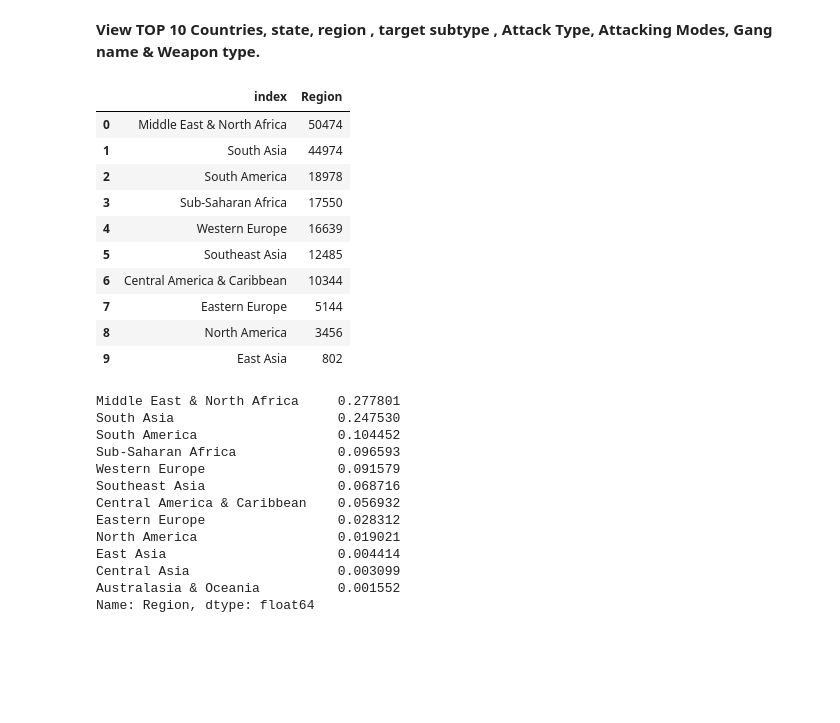
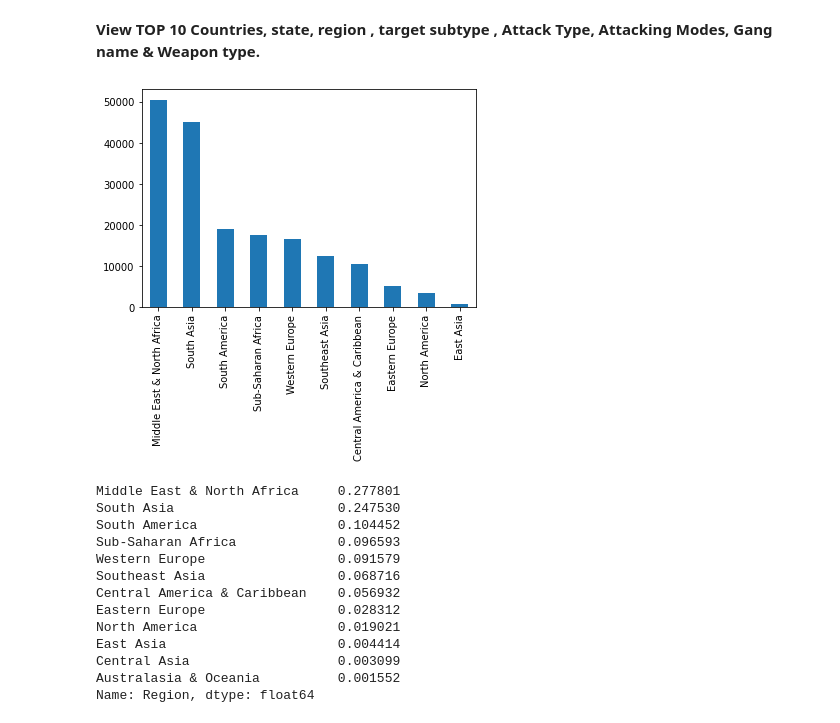
Before and after one commit to Shubhamprasad1995/Global-Terrorism-Analysis-EDA, a Jupyter notebook: Global_Terrorism_Analysis_Capstone_Project.ipynb, the cells around one changed output. Saved outputs shown, nothing was run; the diff lists cells and outputs as text; code cells hidden in the pictures; blank space fills up the shorter version.

```diff
--- a/Global_Terrorism_Analysis_Capstone_Project.ipynb
+++ b/Global_Terrorism_Analysis_Capstone_Project.ipynb
@@ -229,19 +230,10 @@ terrorism_df.describe()
 **View TOP 10 Countries, state, region , target subtype , Attack Type, Attacking Modes, Gang name & Weapon type.**
 # %%
 #Top 10 most affected regions.
-terrorism_df['Region'].value_counts().head(10).reset_index()
+Top_ten =terrorism_df['Region'].value_counts().sort_values(ascending=False).head(10)
+Top_ten =Top_ten.plot( x= 'Region' , kind= 'bar')
 # %% [output]
-|  | index | Region |
-| 0 | Middle East & North Africa | 50474 |
-| 1 | South Asia | 44974 |
-| 2 | South America | 18978 |
-| 3 | Sub-Saharan Africa | 17550 |
-| 4 | Western Europe | 16639 |
-| 5 | Southeast Asia | 12485 |
-| 6 | Central America & Caribbean | 10344 |
-| 7 | Eastern Europe | 5144 |
-| 8 | North America | 3456 |
-| 9 | East Asia | 802 |
+[figure, added]
 # %%
 terrorism_df['Region'].value_counts(normalize=True)
 #Percentage distribution of region attacks
```
Also changed, not shown: parts of 8 cells of this notebook.
